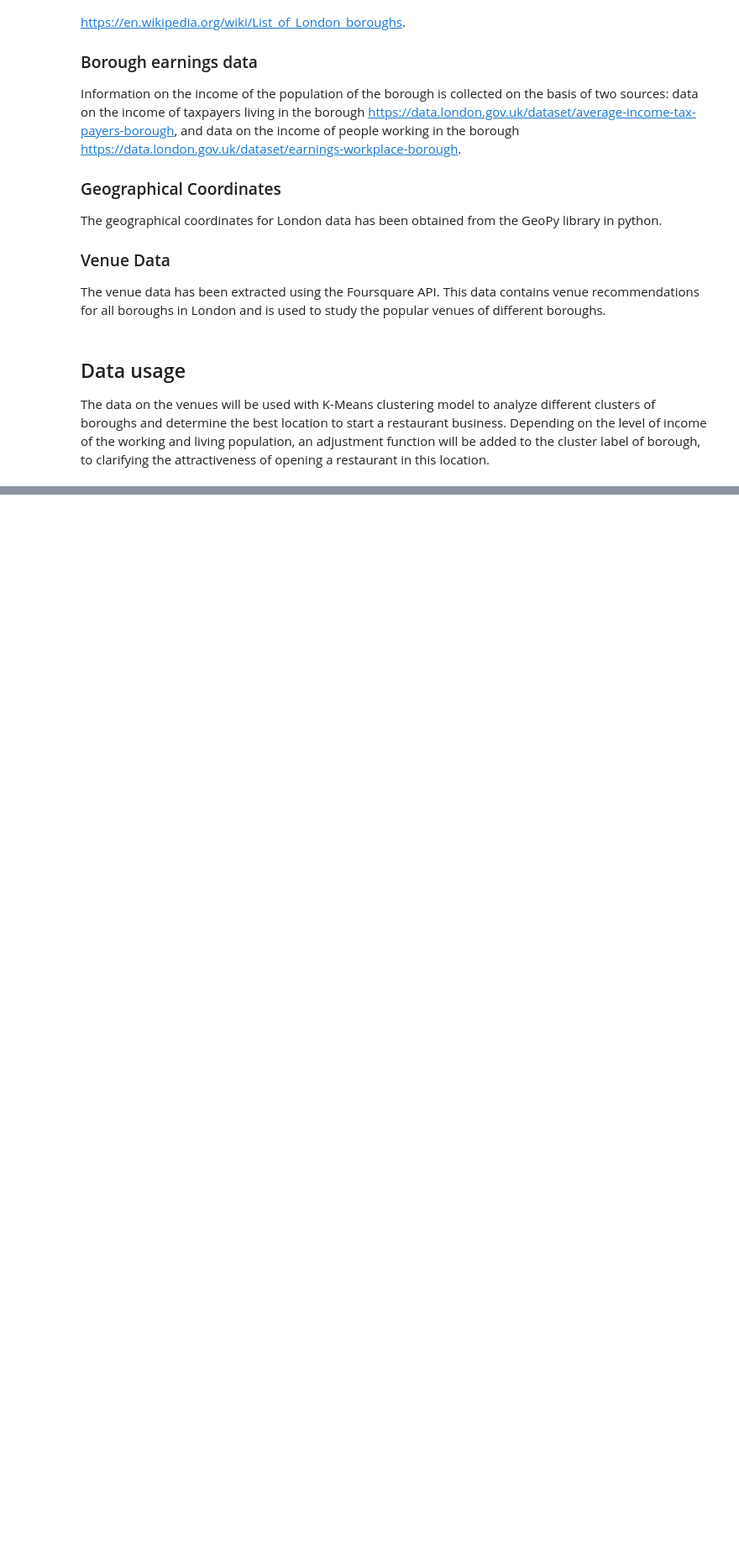
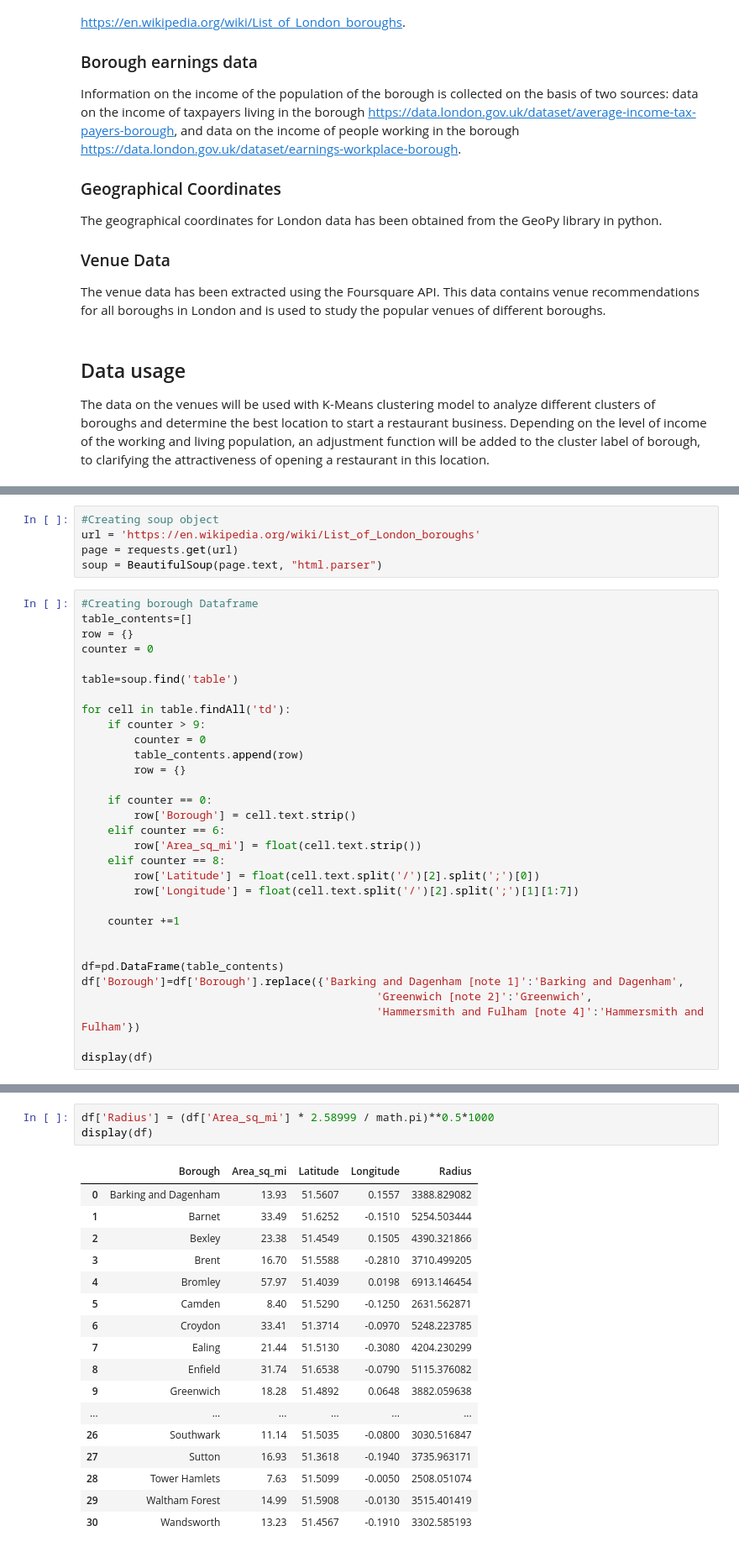
Before and after one commit to Aioioy/London_restaurants_Capstone_Project, a Jupyter notebook: London_restaurants_Capstone_Project.ipynb, the cells around one changed output, grey strips where cells are left out. Shown at 84% size. Cells and saved outputs as stored; diff of their text form; blank space fills up the shorter version.

```diff
--- a/London_restaurants_Capstone_Project.ipynb
+++ b/London_restaurants_Capstone_Project.ipynb
@@ -23,0 +44,36 @@ The data on the venues will be used with K-Means clustering model to analyze dif
+# %%
+#Creating soup object
+url = 'https://en.wikipedia.org/wiki/List_of_London_boroughs'
+page = requests.get(url)
+soup = BeautifulSoup(page.text, "html.parser")
+# %%
+#Creating borough Dataframe
+table_contents=[]
+row = {}
+counter = 0
+
+table=soup.find('table')
+
+for cell in table.findAll('td'):
+    if counter > 9:
+        counter = 0
+        table_contents.append(row)
+        row = {}
+
+    if counter == 0:
+        row['Borough'] = cell.text.strip()
+    elif counter == 6:
+        row['Area_sq_mi'] = float(cell.text.strip())
+    elif counter == 8:
+        row['Latitude'] = float(cell.text.split('/')[2].split(';')[0])
+        row['Longitude'] = float(cell.text.split('/')[2].split(';')[1][1:7])
+
+    counter +=1
+
+
+df=pd.DataFrame(table_contents)
+df['Borough']=df['Borough'].replace({'Barking and Dagenham [note 1]':'Barking and Dagenham',
+                                             'Greenwich [note 2]':'Greenwich',
+                                             'Hammersmith and Fulham [note 4]':'Hammersmith and Fulham'})
+
+display(df)
@@ -23,0 +124,21 @@ The data on the venues will be used with K-Means clustering model to analyze dif
+# %%
+df['Radius'] = (df['Area_sq_mi'] * 2.58999 / math.pi)**0.5*1000
+display(df)
+# %% [output]
+|  | Borough | Area_sq_mi | Latitude | Longitude | Radius |
+| 0 | Barking and Dagenham | 13.93 | 51.5607 | 0.1557 | 3388.829082 |
+| 1 | Barnet | 33.49 | 51.6252 | -0.1510 | 5254.503444 |
+| 2 | Bexley | 23.38 | 51.4549 | 0.1505 | 4390.321866 |
+| 3 | Brent | 16.70 | 51.5588 | -0.2810 | 3710.499205 |
+| 4 | Bromley | 57.97 | 51.4039 | 0.0198 | 6913.146454 |
+| 5 | Camden | 8.40 | 51.5290 | -0.1250 | 2631.562871 |
+| 6 | Croydon | 33.41 | 51.3714 | -0.0970 | 5248.223785 |
+| 7 | Ealing | 21.44 | 51.5130 | -0.3080 | 4204.230299 |
+| 8 | Enfield | 31.74 | 51.6538 | -0.0790 | 5115.376082 |
+| 9 | Greenwich | 18.28 | 51.4892 | 0.0648 | 3882.059638 |
+| ... | ... | ... | ... | ... | ... |
+| 26 | Southwark | 11.14 | 51.5035 | -0.0800 | 3030.516847 |
+| 27 | Sutton | 16.93 | 51.3618 | -0.1940 | 3735.963171 |
+| 28 | Tower Hamlets | 7.63 | 51.5099 | -0.0050 | 2508.051074 |
+| 29 | Waltham Forest | 14.99 | 51.5908 | -0.0130 | 3515.401419 |
+| 30 | Wandsworth | 13.23 | 51.4567 | -0.1910 | 3302.585193 |
```
Also changed, not shown: parts of 19 cells of this notebook, 1 other file.
